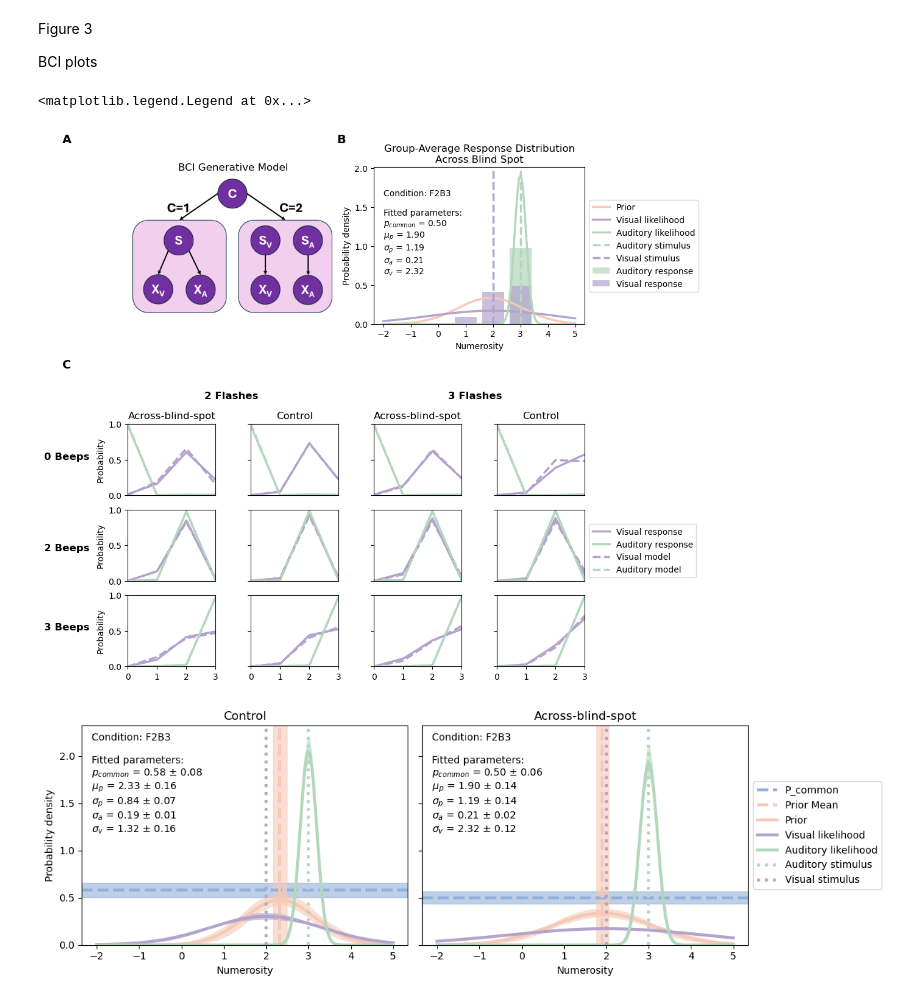
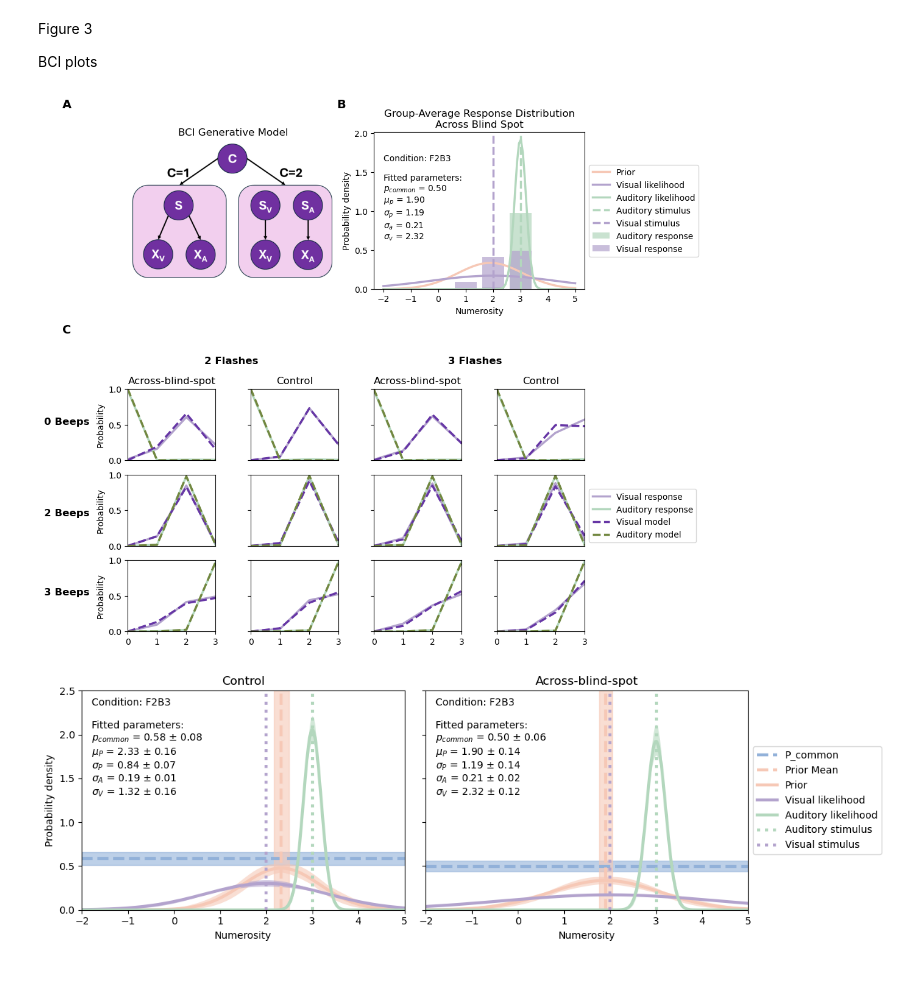
Before and after one commit to chanyca/blindspot-multisensory, a Jupyter notebook: Data/figure_3.ipynb, the cells around one changed output. Saved outputs shown, nothing was run; the diff lists cells and outputs as text; code cells hidden in the pictures.

```diff
--- a/Data/figure_3.ipynb
+++ b/Data/figure_3.ipynb
@@ -115,8 +115,8 @@ for condition in conditions:
         flattened_axes[ax].plot(group_props[location][condition]['Auditory response'], aud_col, label='Auditory response', lw=lw)
 
         # Simulated Data
-        flattened_axes[ax].plot(group_props[location][condition]['Visual model'], vis_col, linestyle='--', label='Visual model', lw=lw)
-        flattened_axes[ax].plot(group_props[location][condition]['Auditory model'], aud_col, linestyle='--', label='Auditory model', lw=lw)
+        flattened_axes[ax].plot(group_props[location][condition]['Visual model'], "#6636a5", linestyle='--', label='Visual model', lw=lw)
+        flattened_axes[ax].plot(group_props[location][condition]['Auditory model'], "#728740", linestyle='--', label='Auditory model', lw=lw)
 
         flattened_axes[ax].axis([0, 3, 0, 1])
 
@@ -125,35 +125,35 @@ for condition in conditions:
         # only show y ticks on blind spot columns
         flattened_axes[ax].set_yticks([0, 0.5, 1])
         flattened_axes[ax].set_ylabel('Probability') if location=='blindspot' and 'F2' in condition else None
 
         # only show x ticks on 3 beeps rows
         flattened_axes[ax].set_xticks([0, 1, 2, 3]) if 'B3' in condition else flattened_axes[ax].set_xticks([])
 
         # show location at top row (0 beeps)
         flattened_axes[ax].set_title(location_map[location]) if 'B0' in condition else None
         # move on to next subplot
         ax+=1
 
 
 fig.subplots_adjust(left=0.15, bottom=0.06, wspace=0.4)
 yloc=0.5
 fig.text(x=0.32, y=yloc, s='2 Flashes', ha='center', fontsize=12, fontweight='bold')
 fig.text(x=0.72, y=yloc, s='3 Flashes', ha='center', fontsize=12, fontweight='bold')
 fig.text(x=0.05, y=0.4, s='0 Beeps', ha='center', fontsize=12, fontweight='bold')
 fig.text(x=0.05, y=0.25, s='2 Beeps', ha='center', fontsize=12, fontweight='bold')
 fig.text(x=0.05, y=0.12, s='3 Beeps', ha='center', fontsize=12, fontweight='bold')
 
 # Panel labels
 fig.text(x=0.05, y=0.92, s='A', ha='center', fontsize=14, fontweight='bold')
 fig.text(x=0.5, y=0.92, s='B', ha='center', fontsize=14, fontweight='bold')
 fig.text(x=0.05, y=0.55, s='C', ha='center', fontsize=14, fontweight='bold')
 
 # legend
 handles, labels = flattened_axes[12].get_legend_handles_labels()
 fig.legend(handles, labels, loc='center left', bbox_to_anchor=(0.9, 0.25), fontsize=10)
+fig.savefig('../plots/bci.png', dpi=300, bbox_inches='tight')
 # %% [output]
-<matplotlib.legend.Legend at 0x...>
-[figure, old version]
+[figure, new version]
 # %%
 import numpy as np
 import matplotlib.pyplot as plt
@@ -262,7 +262,8 @@ for ax, (title, p) in zip(axs, params.items()):
     ax.axvline(x=2, color=vis_col, linestyle=':', label='Visual stimulus', lw=lw)
 
     ax.set_title(title)
-    ax.set_ylim(bottom=0)
+    ax.set_ylim([0, 2.5])
+    ax.set_xlim([-2, 5])
     ax.set_xlabel("Numerosity")
 
     parameter_string = fr"""
@@ -270,10 +271,10 @@ Condition: F2B3
 
 Fitted parameters:
 $p_{{common}}$ = {p['p_common']:.2f} $\pm$ {p['p_common_se']:.2f}
-$\mu_p$ = {p['mu_p']:.2f} $\pm$ {p['mu_p_se']:.2f}
-$\sigma_p$ = {p['sigma_p']:.2f} $\pm$ {p['sigma_p_se']:.2f}
-$\sigma_a$ = {p['sigma_a']:.2f} $\pm$ {p['sigma_a_se']:.2f}
-$\sigma_v$ = {p['sigma_v']:.2f} $\pm$ {p['sigma_v_se']:.2f}
+$\mu_P$ = {p['mu_p']:.2f} $\pm$ {p['mu_p_se']:.2f}
+$\sigma_P$ = {p['sigma_p']:.2f} $\pm$ {p['sigma_p_se']:.2f}
+$\sigma_A$ = {p['sigma_a']:.2f} $\pm$ {p['sigma_a_se']:.2f}
+$\sigma_V$ = {p['sigma_v']:.2f} $\pm$ {p['sigma_v_se']:.2f}
 """.strip()
 
     ax.text(
@@ -288,8 +289,8 @@ axs[0].set_ylabel("Probability density")
 
 handles, labels = axs[1].get_legend_handles_labels()
 axs[1].legend(handles, labels, loc="center left", bbox_to_anchor=(1, 0.5), fontsize=10)
-
 plt.tight_layout()
+plt.savefig('../plots/dist_pc_prior_sA_sV.png', dpi=300, bbox_inches='tight')
 plt.show()
 # %% [output]
-[figure, old version]
+[figure, new version]
```
Also changed, not shown: 2 other files.
